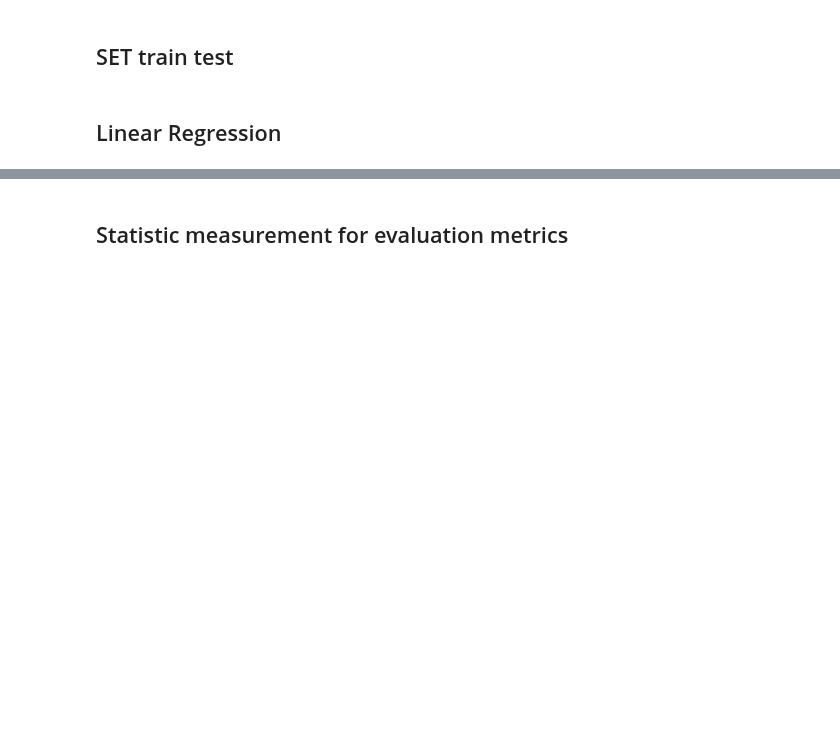
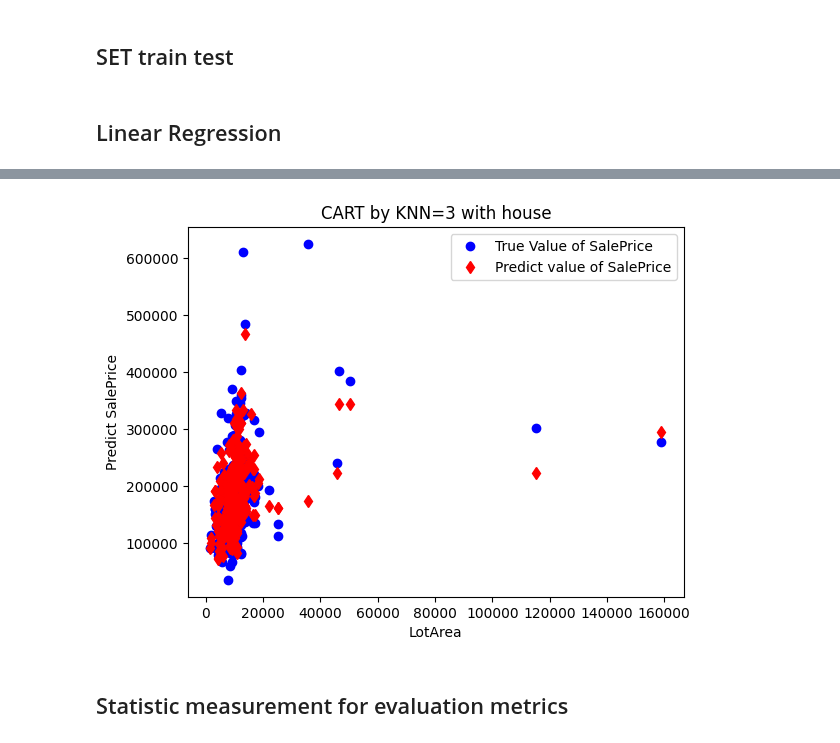
Before and after one commit to sitthatkaja/DPDM2023, a Jupyter notebook: dpdm23_final.ipynb, the cells around one changed output, grey strips where cells are left out. Drawn from its saved outputs; the diff is of its cells as text; code cells hidden in the pictures; blank space fills up the shorter version.

```diff
--- a/dpdm23_final.ipynb
+++ b/dpdm23_final.ipynb
@@ -118,3 +158,12 @@ plt.legend();
+# %%
+plt.plot(X_test['LotArea'], y_test, 'ob',label='True Value of SalePrice')
+plt.plot(X_test['LotArea'],y_pred_knn,'dr',label='Predict value of SalePrice')
+plt.xlabel("LotArea")
+plt.ylabel("Predict SalePrice")
+plt.title('CART by KNN=3 with house')
+plt.legend();
+# %% [output]
+[figure, added]
 # %% [markdown]
 ## Statistic measurement for evaluation metrics
 # %%
```
Also changed, not shown: parts of 22 cells of this notebook.
